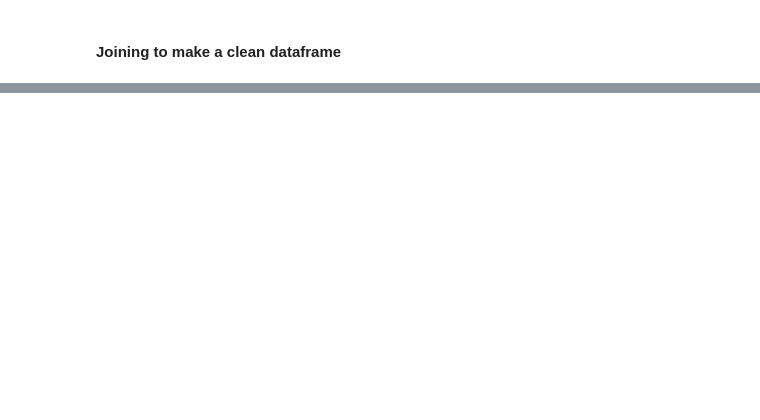
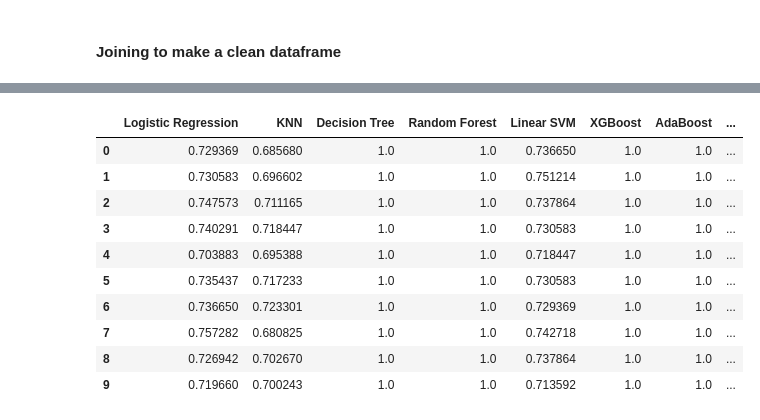
Before and after one commit to hatunglam/kaggle-projects, a Jupyter notebook: car_insurance/main.ipynb, the cells around one changed output, grey strips where cells are left out. Cells and saved outputs as stored; diff of their text form; code cells hidden in the pictures; blank space fills up the shorter version.

```diff
--- a/car_insurance/main.ipynb
+++ b/car_insurance/main.ipynb
@@ -522,0 +582,14 @@ vif_df
+# %%
+cv_score_df
+# %% [output]
+|  | Logistic Regression | KNN | Decision Tree | Random Forest | Linear SVM | XGBoost | AdaBoost | ... |
+| 0 | 0.729369 | 0.685680 | 1.0 | 1.0 | 0.736650 | 1.0 | 1.0 | ... |
+| 1 | 0.730583 | 0.696602 | 1.0 | 1.0 | 0.751214 | 1.0 | 1.0 | ... |
+| 2 | 0.747573 | 0.711165 | 1.0 | 1.0 | 0.737864 | 1.0 | 1.0 | ... |
+| 3 | 0.740291 | 0.718447 | 1.0 | 1.0 | 0.730583 | 1.0 | 1.0 | ... |
+| 4 | 0.703883 | 0.695388 | 1.0 | 1.0 | 0.718447 | 1.0 | 1.0 | ... |
+| 5 | 0.735437 | 0.717233 | 1.0 | 1.0 | 0.730583 | 1.0 | 1.0 | ... |
+| 6 | 0.736650 | 0.723301 | 1.0 | 1.0 | 0.729369 | 1.0 | 1.0 | ... |
+| 7 | 0.757282 | 0.680825 | 1.0 | 1.0 | 0.742718 | 1.0 | 1.0 | ... |
+| 8 | 0.726942 | 0.702670 | 1.0 | 1.0 | 0.737864 | 1.0 | 1.0 | ... |
+| 9 | 0.719660 | 0.700243 | 1.0 | 1.0 | 0.713592 | 1.0 | 1.0 | ... |
```
Also changed, not shown: parts of 16 cells of this notebook, 4 other files.
